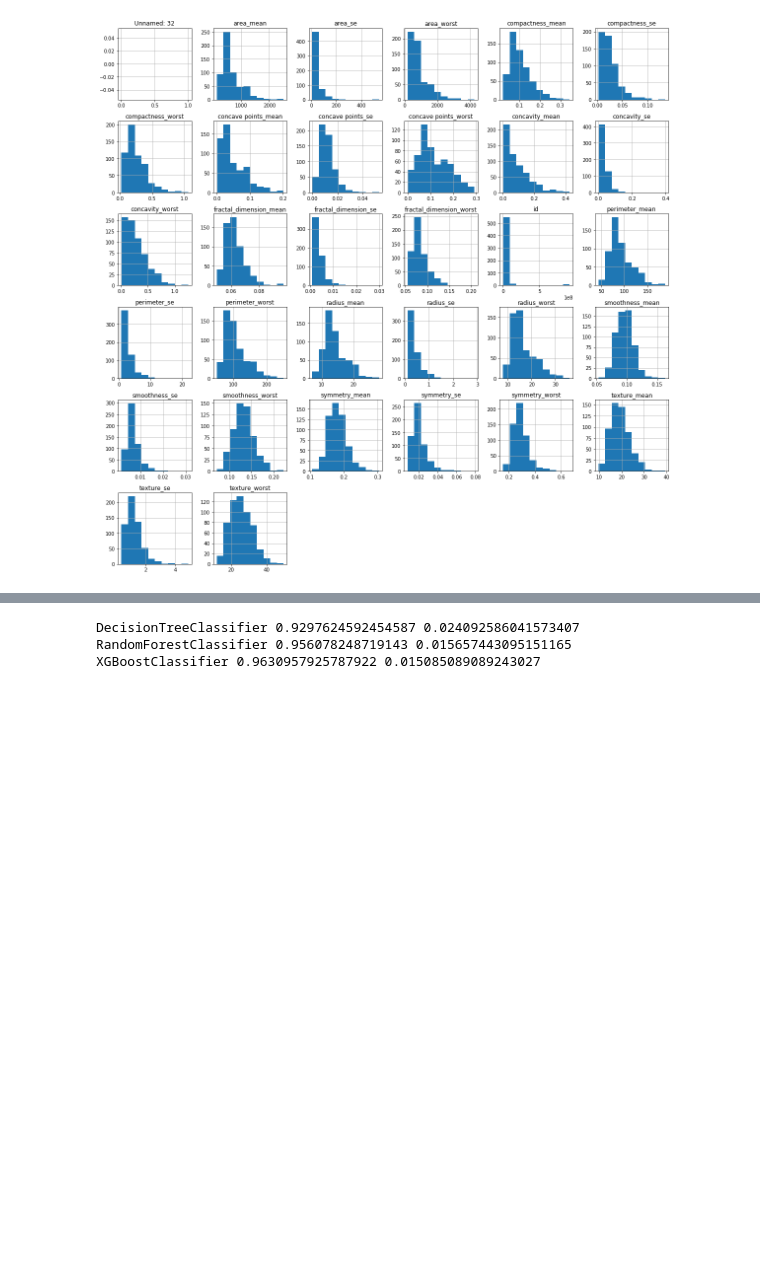
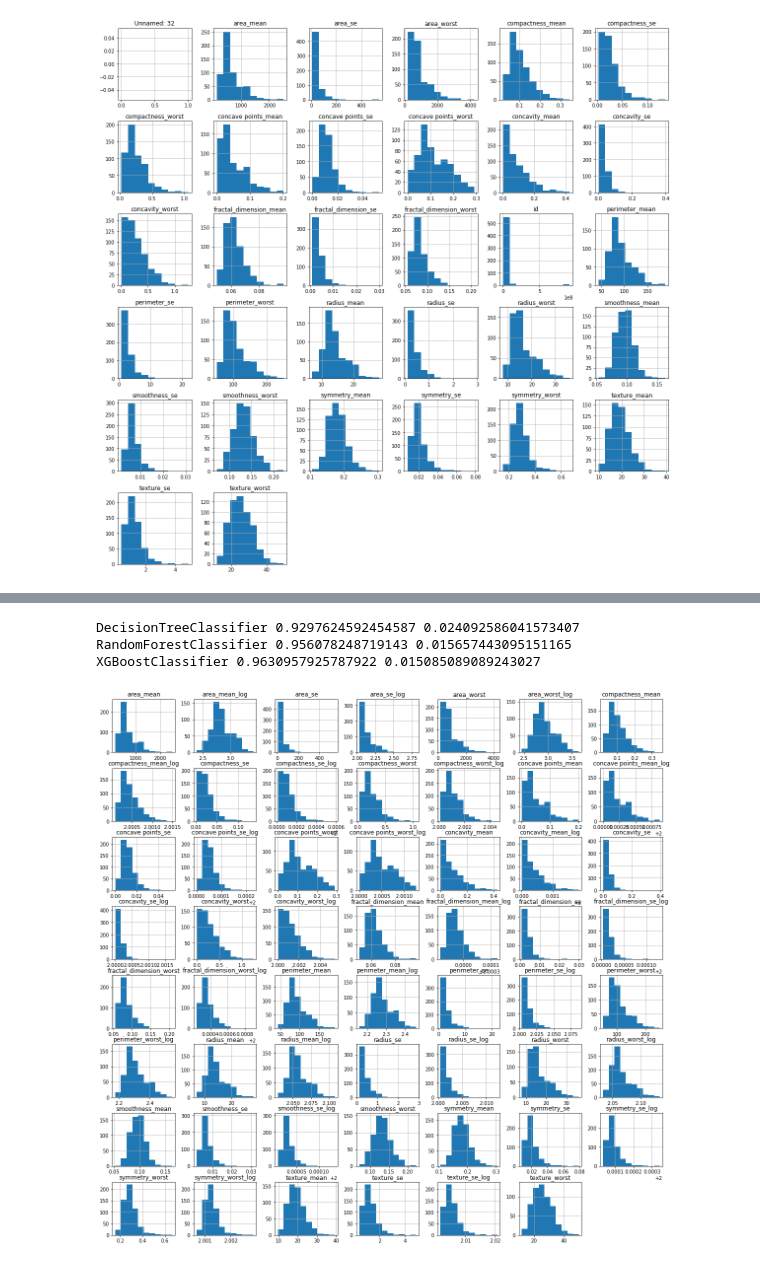
Before and after one commit to marcinsola/breast-cancer-analysis, a Jupyter notebook: breast-cancer-analysis.ipynb, the cells around one changed output, grey strips where cells are left out. Cells and saved outputs as stored; diff of their text form; code cells hidden in the pictures; blank space fills up the shorter version.

```diff
--- a/breast-cancer-analysis.ipynb
+++ b/breast-cancer-analysis.ipynb
@@ -59,6 +62,11 @@ data.diagnosis.value_counts()
 B    357
 M    212
 Name: diagnosis, dtype: int64
+# %%
+log_feats = ['area_mean', 'area_se', 'area_worst', 'compactness_mean', 'compactness_se', 'compactness_worst', 'concave points_mean',
+             'concave points_se', 'concave points_worst', 'concavity_mean', 'concavity_se', 'concavity_worst', 'fractal_dimension_mean',
+             'fractal_dimension_se', 'fractal_dimension_worst', 'perimeter_mean', 'perimeter_se', 'perimeter_worst', 'radius_mean', 'radius_se',
+            'radius_worst', 'smoothness_se', 'symmetry_se', 'symmetry_worst', 'texture_se']
 # %%
 data.hist(figsize=(20, 20));
 # %% [output]
@@ -118,14 +74,49 @@ XGBClassifier(base_score=0.5, booster='gbtree', colsample_bylevel=1,
 # %%
-for model in models:
-    scores = []
-    for train_ids, test_ids in cv.split(X, y):
-        model['model'].fit(X[train_ids], y[train_ids])
-        y_pred = model['model'].predict(X[test_ids])
-        score = accuracy_score(y[test_ids], y_pred)
-        scores.append(score)
+def prepare_and_train_models():
+    X = data[:]
+    del X['id']
+    del X['Unnamed: 32']
+    del X['diagnosis']
 
-    print(model['name'], np.mean(scores), np.std(scores))
+    X = X.values
+    y = np.array([1 if el=='M' else 0 for el in data['diagnosis']])
+
+    models = [
+        {
+            'name': 'DecisionTreeClassifier',
+            'model': DecisionTreeClassifier(min_samples_leaf=5, random_state=2020)
+        },
+        {
+            'name': 'RandomForestClassifier',
+            'model': RandomForestClassifier(n_estimators=100, min_samples_leaf=5, random_state=2020)
+        },
+        {
+            'name': 'XGBoostClassifier',
+            'model': XGBClassifier(random_state=2020)
+        },
+    ]
+
+    cv = KFold(n_splits=5, shuffle=True, random_state=2020)
+
+    for model in models:
+        scores = []
+        for train_ids, test_ids in cv.split(X, y):
+            model['model'].fit(X[train_ids], y[train_ids])
+            y_pred = model['model'].predict(X[test_ids])
+            score = accuracy_score(y[test_ids], y_pred)
+            scores.append(score)
+
+        print(model['name'], np.mean(scores), np.std(scores))
-# %% [output]
-DecisionTreeClassifier 0.9297624592454587 0.024092586041573407
-RandomForestClassifier 0.956078248719143 0.015657443095151165
-XGBoostClassifier 0.9630957925787922 0.015085089089243027
+# %%
+prepare_and_train_models()
+# %% [output]
+DecisionTreeClassifier 0.9297624592454587 0.024092586041573407
+RandomForestClassifier 0.956078248719143 0.015657443095151165
+XGBoostClassifier 0.9630957925787922 0.015085089089243027
+# %%
+for feat in log_feats:
+    X['{}_log'.format(feat)] = np.log10(X[feat] +100)
+# %%
+X.hist(figsize=(20, 20));
+# %% [output]
+[figure, added]
```
Also changed, not shown: parts of 10 cells of this notebook.
